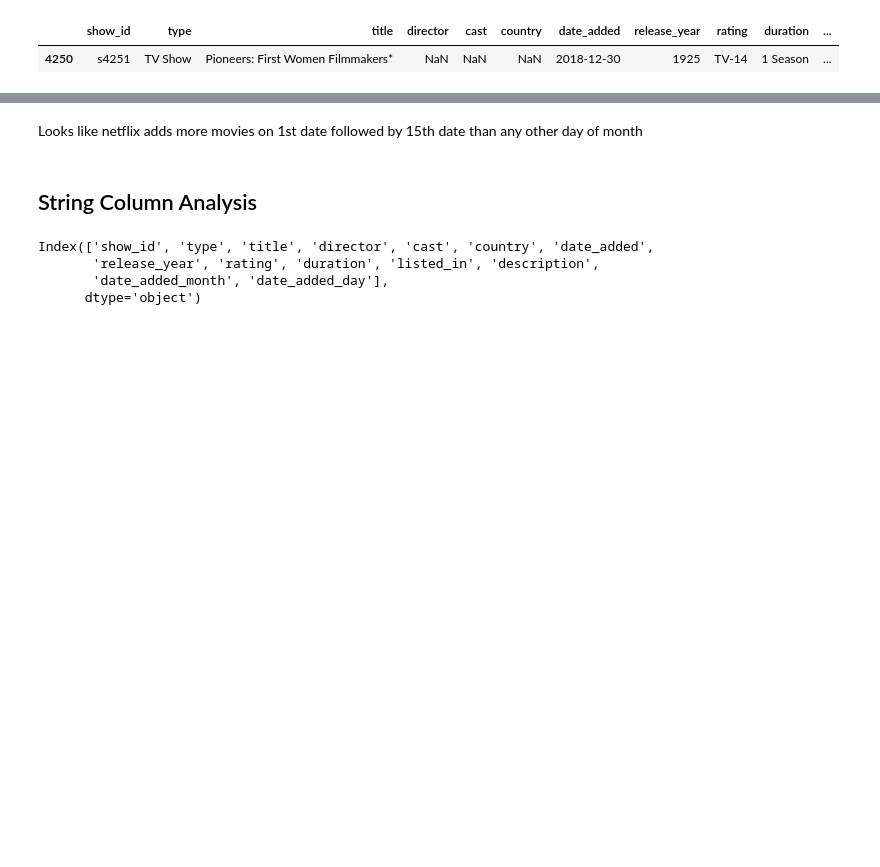
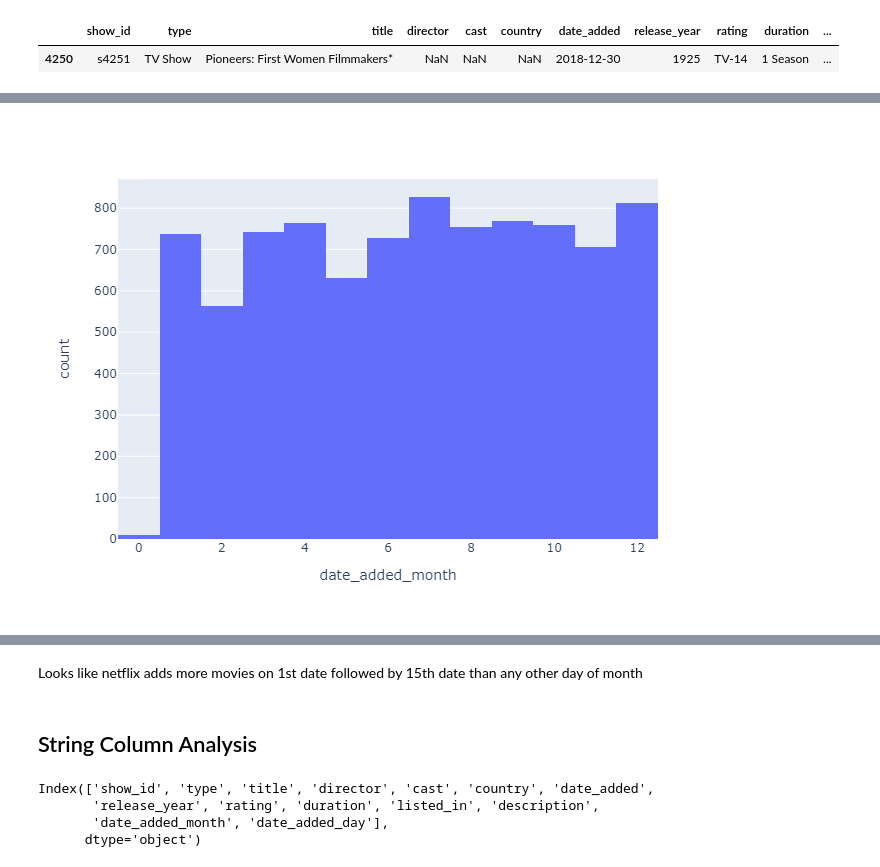
Before and after one commit to vaibhav-shaharwale/EDA, a Jupyter notebook: EDA-netflix.ipynb, the cells around one changed output, grey strips where cells are left out. Cells and saved outputs as stored; diff of their text form; code cells hidden in the pictures; blank space fills up the shorter version.

```diff
--- a/EDA-netflix.ipynb
+++ b/EDA-netflix.ipynb
@@ -89,3 +95,6 @@ px.histogram(data_import,x='date_added', color="date_added_month")
 # %%
-px.histogram(data_import,x='date_added_month')
+fig = px.histogram(data_import,x='date_added_month')
+fig.show("png")
+# %% [output]
+[figure, added]
 # %%
```
Also changed, not shown: parts of 8 cells of this notebook.
